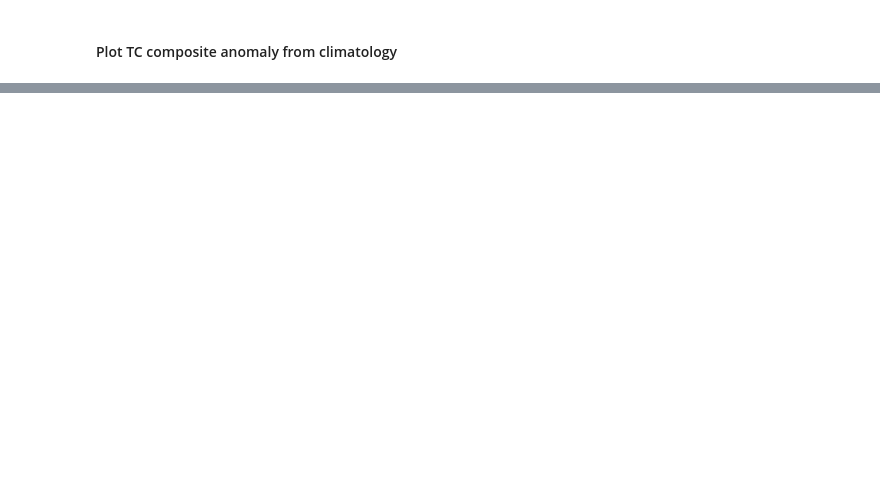
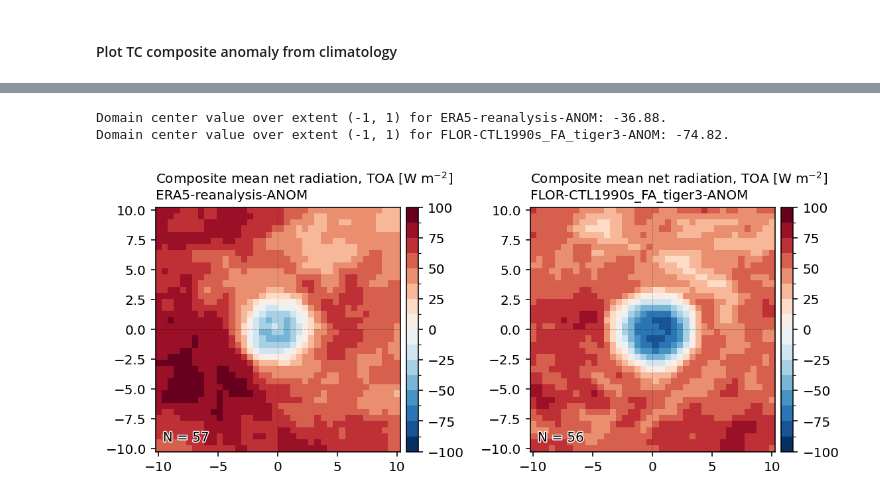
Before and after one commit to mr-gabrielrios/research, a Jupyter notebook: scripts/TC_composites.ipynb, the cells around one changed output, grey strips where cells are left out. Cells and saved outputs as stored; diff of their text form; code cells hidden in the pictures; blank space fills up the shorter version.

```diff
--- a/scripts/TC_composites.ipynb
+++ b/scripts/TC_composites.ipynb
@@ -744,0 +973,11 @@ plot_composite(composite_TC_samples - composite_GCM_samples, field_name, plottin
+# %%
+daytime_composite_anomaly_samples = hour_filter(composite_anomaly_samples, 21, 15)
+plot_composite(daytime_composite_anomaly_samples,
+               configurations=None,
+               get_difference=False,
+               plotting_method='pcolormesh',
+               dpi=144)
+# %% [output]
+Domain center value over extent (-1, 1) for ERA5-reanalysis-ANOM: -36.88.
+Domain center value over extent (-1, 1) for FLOR-CTL1990s_FA_tiger3-ANOM: -74.82.
+[figure, added]
```
Also changed, not shown: parts of 28 cells of this notebook.
